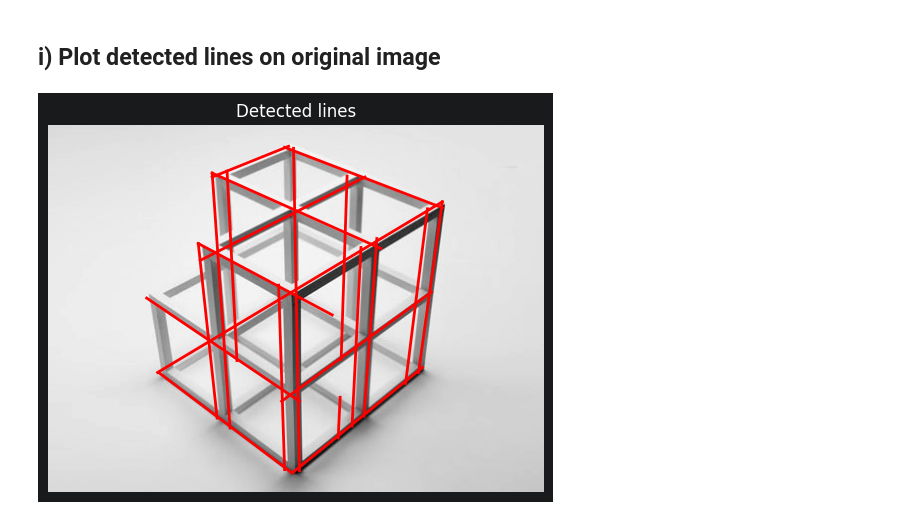
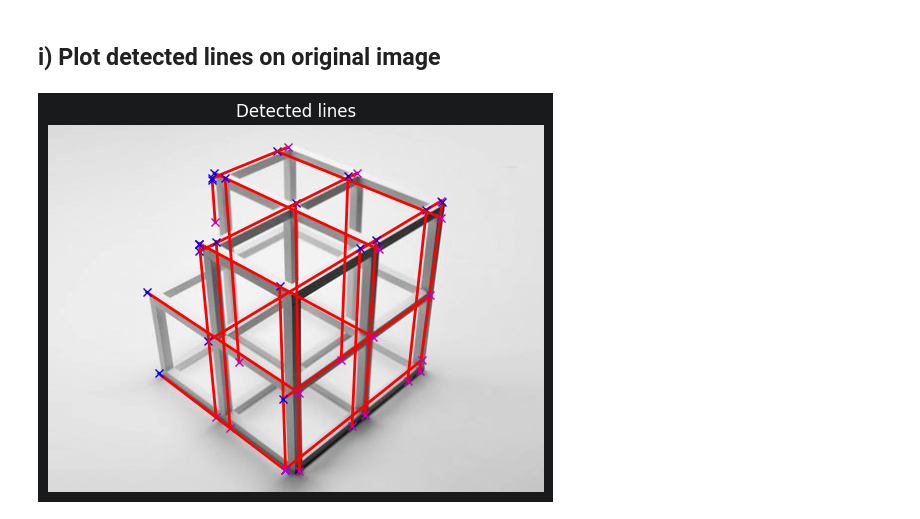
Before and after one commit to DerIltis/IAOR_SS26, a Jupyter notebook: src/Assignment3.ipynb, the cells around one changed output. Saved outputs shown, nothing was run; the diff lists cells and outputs as text; code cells hidden in the pictures.

Commit message:
Change sigma and num_theta and added endpoints to the final image

```diff
--- a/src/Assignment3.ipynb
+++ b/src/Assignment3.ipynb
@@ -47,7 +48,7 @@ def gog_kernels(sigma, size):
     Gy = -y / sigma**2 * G
     return Gx, Gy
 # %%
-sigma = 1.0
+sigma = 0.8
 ksize = 7
 
 Gx, Gy = gog_kernels(sigma, ksize)
@@ -71,7 +72,7 @@ plt.show()
 # %% [markdown]
 ## d\) Hough line detection
 # %%
-def hough_lines(edges, Ix, Iy, num_theta=180):
+def hough_lines(edges, Ix, Iy, num_theta=360):
     rows, cols = edges.shape
 
     # Theta range (in degrees)
@@ -159,13 +160,16 @@ lines = houghlines(edges, theta, rho, peaks)
 # %%
 plt.imshow(I, cmap="gray")
 plt.axis("off")
 
 for line in lines:
     p1 = line["point1"]
     p2 = line["point2"]
     plt.plot([p1[0], p2[0]], [p1[1], p2[1]], "r", linewidth=2)
 
+    plt.plot(p1[0], p1[1], 'bx')
+    plt.plot(p2[0], p2[1], 'mx')
+
 plt.title("Detected lines")
 plt.show()
 # %% [output]
-[figure, old version]
+[figure, new version]
```
Also changed, not shown: parts of 4 cells of this notebook.
